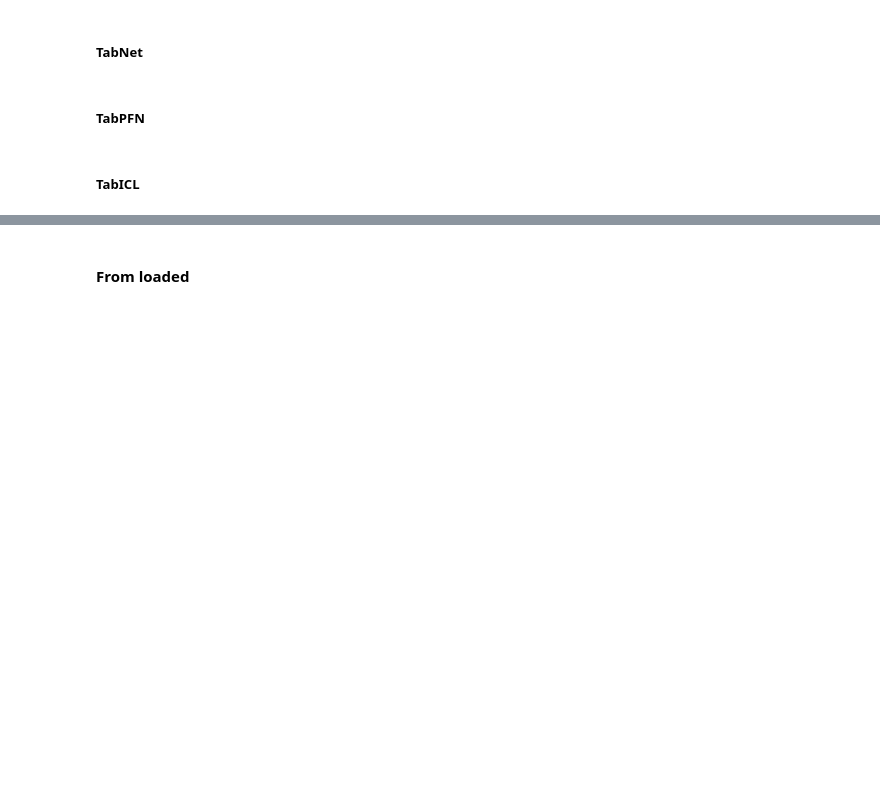
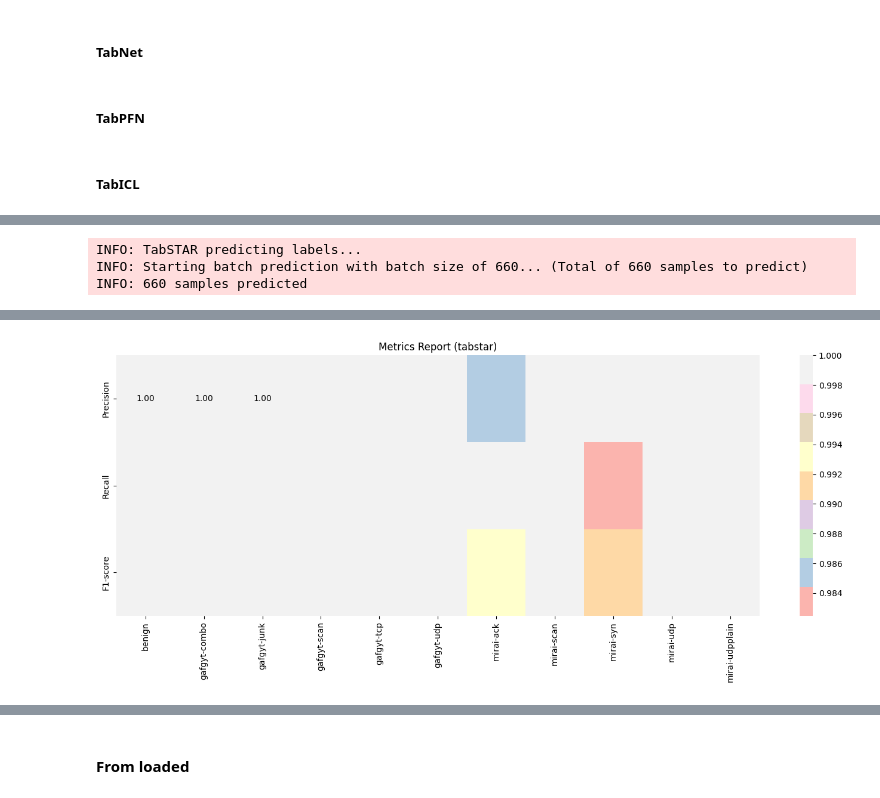
Before and after one commit to pablogarciaamolina/AI-for-IDS, a Jupyter notebook: models_use_example.ipynb, the cells around one changed output, grey strips where cells are left out. Drawn from its saved outputs; the diff is of its cells as text; code cells hidden in the pictures; blank space fills up the shorter version.

Commit message:
[ADD] First implementation of TabSTAR

```diff
--- a/models_use_example.ipynb
+++ b/models_use_example.ipynb
@@ -14,10 +14,10 @@ logging.basicConfig(level=logging.INFO, format='%(levelname)s: %(message)s')
 ### Data
 # %%
 # dataset = CICIDS2017(pca=False, classes_mapping=False)
-# dataset = N_BaIoT(pca=False, classes_mapping=False)
-dataset = CIC_UNSW(pca=True)
+dataset = N_BaIoT(pca=False, classes_mapping=False)
+# dataset = CIC_UNSW(pca=False)
 dataset.load()
-# dataset.balance_(n=2000, category_col="Label")
+# dataset.balance_(n=200, category_col="Label")
 train, test = dataset.train_test_split(test_size=0.3)
 X_train = train.drop(columns=["Label"]).values
 y_train = train["Label"].values
@@ -37,3 +41,4 @@ decision_tree = PreConfigured_DecisionTree()
 tabnet = TabNetModel(pretrain=True)
 tabpfn = TabPFNModel()
 tabicl = TabICLModel()
+tabstar = TabSTARModel()
@@ -175,0 +187,4 @@ print("F1-Score:", tabicl_results["f1_score"])
+# %%
+# %%time
+tabstar_pl = TTPipeline(tabstar)
+tabstar_pl.train(train, train["Label"]) # for TabSTAR the DataFrame form is preferred, but can also work with NDArray
@@ -175,0 +205,7 @@ print("F1-Score:", tabicl_results["f1_score"])
+# %%
+%%time
+tabstar_results = tabstar_pl.evaluate(test, test["Label"])
+# %% [output]
+INFO: TabSTAR predicting labels...
+INFO: Starting batch prediction with batch size of 660... (Total of 660 samples to predict)
+INFO: 660 samples predicted
@@ -175,0 +214 @@ print("F1-Score:", tabicl_results["f1_score"])
+[figure, added]
```
Also changed, not shown: parts of 10 cells of this notebook, 7 other files.
